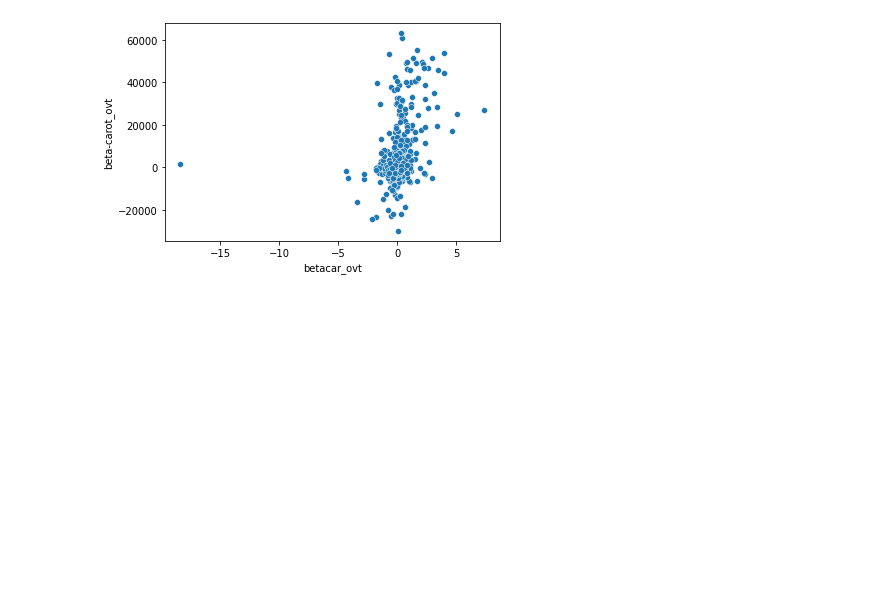
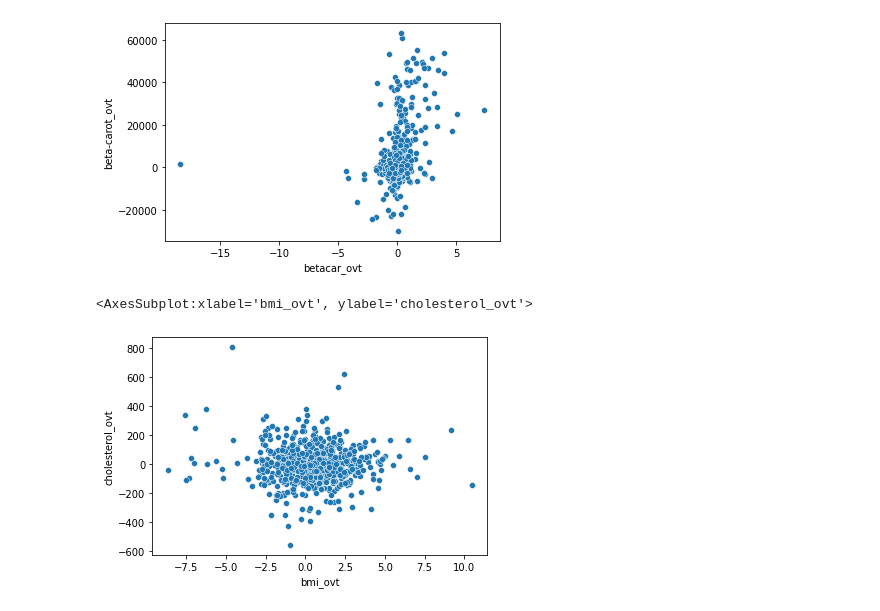
Before and after one commit to pndang/Project_WHEL, a Jupyter notebook: exploratory_analysis_2.ipynb, the cells around one changed output. Cells and saved outputs as stored; diff of their text form; code cells hidden in the pictures; blank space fills up the shorter version.

```diff
--- a/exploratory_analysis_2.ipynb
+++ b/exploratory_analysis_2.ipynb
@@ -266,4 +271,7 @@ sns.scatterplot(data=ovrt, x='betacar_ovt', y='beta-carot_ovt')
 <AxesSubplot:xlabel='betacar_ovt', ylabel='beta-carot_ovt'>
 [figure]
 # %%
-sns.scatterplot(data=ovrt, x='betacar_ovt', y='beta-carot_ovt')
+sns.scatterplot(data=ovrt, x='bmi_ovt', y='cholesterol_ovt')
+# %% [output]
+<AxesSubplot:xlabel='bmi_ovt', ylabel='cholesterol_ovt'>
+[figure, added]
```
Also changed, not shown: parts of 7 cells of this notebook.
